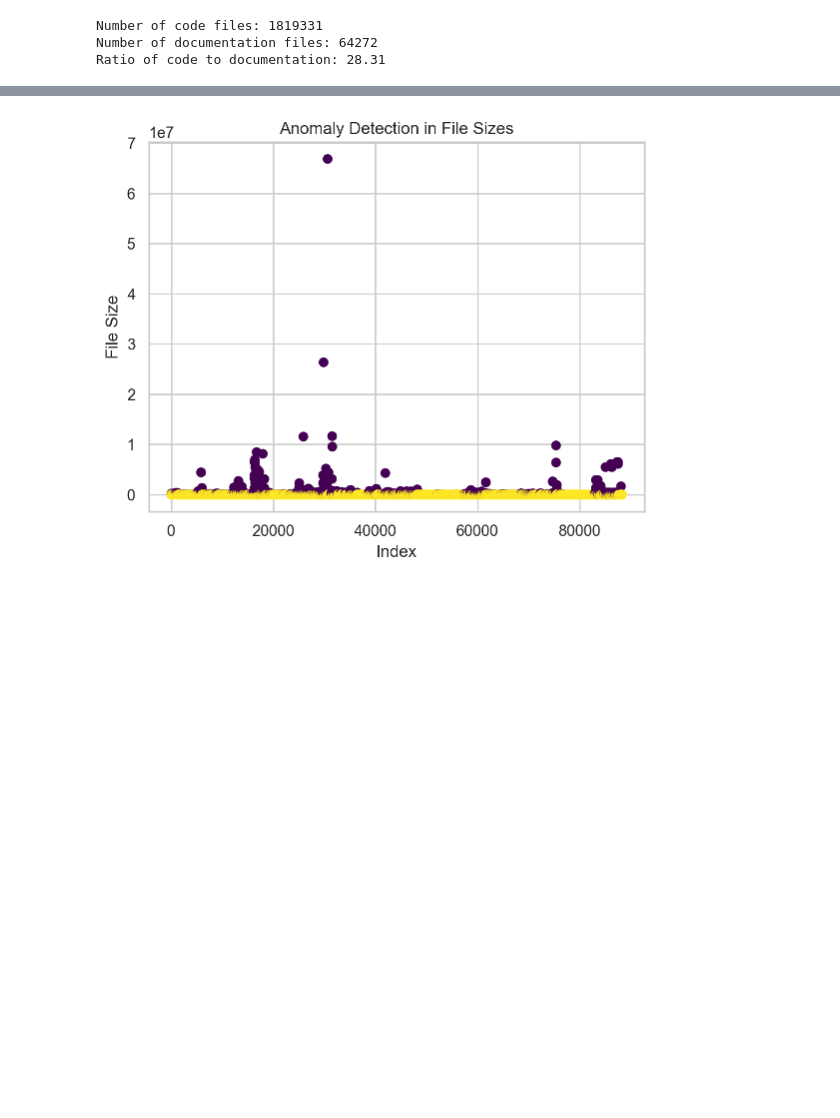
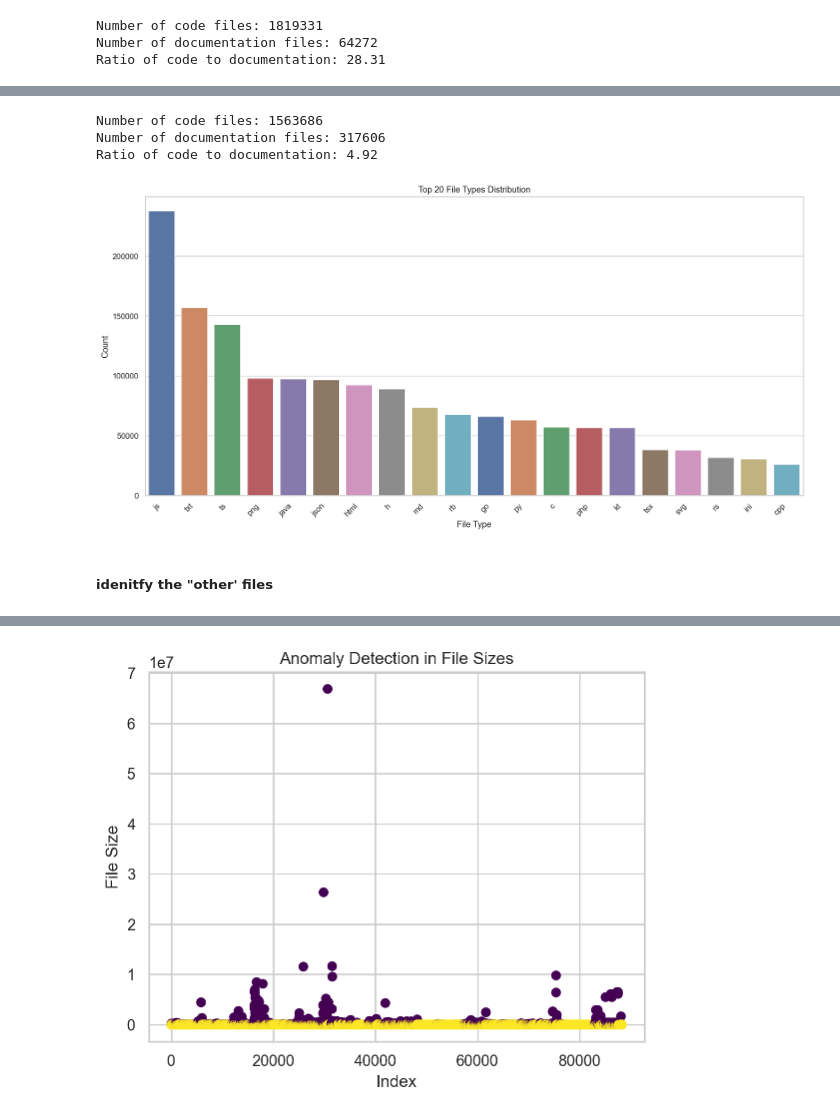
Before and after one commit to EthanFalcao/Github_Repo_EDA, a Jupyter notebook: file_structure/FileStruct_eda (1).ipynb, the cells around one changed output, grey strips where cells are left out. Drawn from its saved outputs; the diff is of its cells as text; code cells hidden in the pictures; blank space fills up the shorter version.

```diff
--- a/file_structure/FileStruct_eda.ipynb
+++ b/file_structure/FileStruct_eda (1).ipynb
@@ -389,0 +459,50 @@ Ratio of code to documentation: 28.31
+# %%
+# Get the counts of each file category
+category_counts = df['fileCategory'].value_counts()
+
+# Extract the counts for code and documentation
+code_count = category_counts.get('Code', 0)
+documentation_count = category_counts.get('Documentation', 0)
+
+# Calculate the ratio of code to documentation
+ratio_code_to_documentation = code_count / documentation_count if documentation_count != 0 else 0
+
+# Print the results
+print(f"Number of code files: {code_count}")
+print(f"Number of documentation files: {documentation_count}")
+print(f"Ratio of code to documentation: {ratio_code_to_documentation:.2f}")
+# %% [output]
+Number of code files: 1563686
+Number of documentation files: 317606
+Ratio of code to documentation: 4.92
+# %%
+import seaborn as sns
+import pandas as pd
+
+# Assuming the content of the file_types_counts.txt is stored in a DataFrame 'file_types_df'
+# We will read the content into a DataFrame, assuming the structure is similar to what was provided
+file_types_df = pd.read_csv('file_types_counts.txt', sep=':', names=['fileType', 'count'])
+
+# Clean up the file types by removing unwanted characters and sorting
+file_types_df['fileType'] = file_types_df['fileType'].str.strip().str.replace("'", "").str.replace('"', '')
+file_types_df = file_types_df.dropna()
+file_types_df = file_types_df[file_types_df['fileType'] != '']  # Remove any empty file types if present
+file_types_df = file_types_df.sort_values(by='count', ascending=False)  # Sort the data for better visualization
+
+# Taking only the top 20 file types to keep the plot readable
+top_file_types_df = file_types_df.head(20)
+
+# Plotting using seaborn
+plt.figure(figsize=(14, 7))
+sns.barplot(data=top_file_types_df, x='fileType', y='count', palette='deep')
+
+plt.title('Top 20 File Types Distribution')
+plt.xlabel('File Type')
+plt.ylabel('Count')
+plt.xticks(rotation=45, ha='right')
+plt.tight_layout()  # Adjust layout to ensure everything fits without overlapping
+plt.show()
+# %% [output]
+[figure, added]
+# %% [markdown]
+##### idenitfy the "other' files
```
Also changed, not shown: parts of 16 cells of this notebook.
